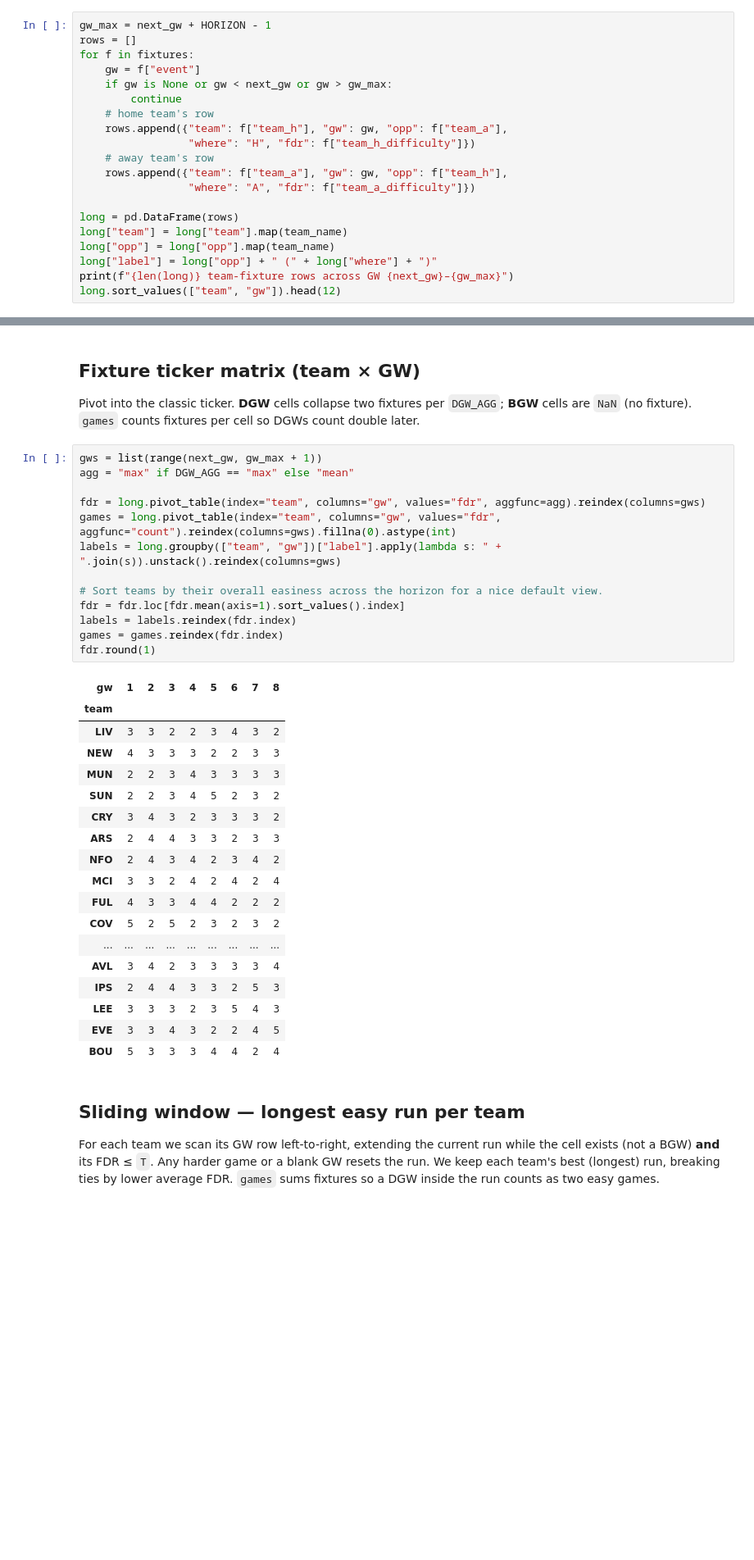
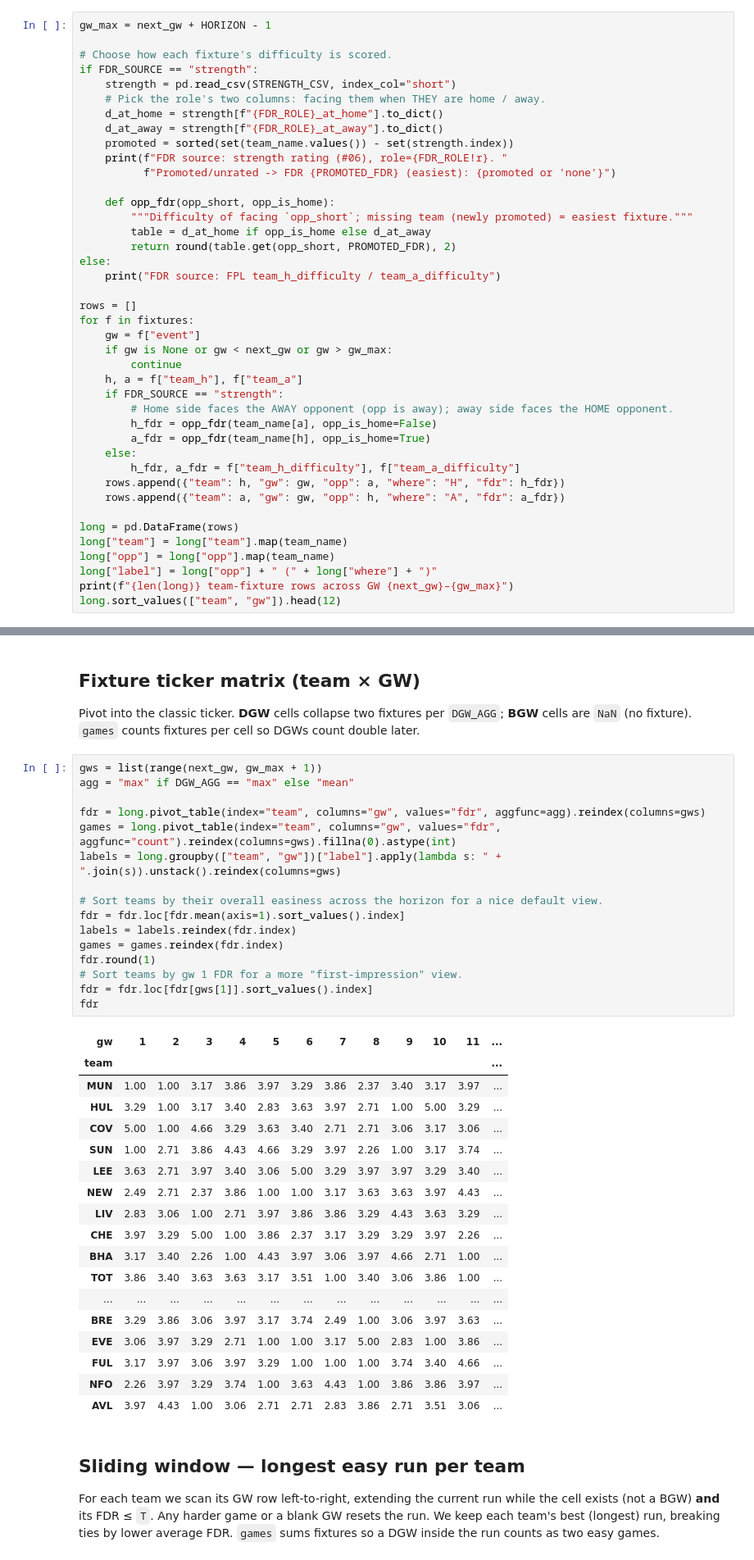
Before and after one commit to adarwawan/fantasy-league-playground, a Jupyter notebook: analysis/03-fixture-run/fixture_runs.ipynb, the cells around one changed output, grey strips where cells are left out. Shown at 82% size. Cells and saved outputs as stored; diff of their text form; blank space fills up the shorter version.

```diff
--- a/analysis/03-fixture-run/fixture_runs.ipynb
+++ b/analysis/03-fixture-run/fixture_runs.ipynb
@@ -69,16 +107,37 @@ Each fixture yields **two** rows — one per team, from that team's own perspect
 # %%
 gw_max = next_gw + HORIZON - 1
+
+# Choose how each fixture's difficulty is scored.
+if FDR_SOURCE == "strength":
+    strength = pd.read_csv(STRENGTH_CSV, index_col="short")
+    # Pick the role's two columns: facing them when THEY are home / away.
+    d_at_home = strength[f"{FDR_ROLE}_at_home"].to_dict()
+    d_at_away = strength[f"{FDR_ROLE}_at_away"].to_dict()
+    promoted = sorted(set(team_name.values()) - set(strength.index))
+    print(f"FDR source: strength rating (#06), role={FDR_ROLE!r}. "
+          f"Promoted/unrated -> FDR {PROMOTED_FDR} (easiest): {promoted or 'none'}")
+
+    def opp_fdr(opp_short, opp_is_home):
+        """Difficulty of facing `opp_short`; missing team (newly promoted) = easiest fixture."""
+        table = d_at_home if opp_is_home else d_at_away
+        return round(table.get(opp_short, PROMOTED_FDR), 2)
+else:
+    print("FDR source: FPL team_h_difficulty / team_a_difficulty")
+
 rows = []
 for f in fixtures:
     gw = f["event"]
     if gw is None or gw < next_gw or gw > gw_max:
         continue
-    # home team's row
-    rows.append({"team": f["team_h"], "gw": gw, "opp": f["team_a"],
-                 "where": "H", "fdr": f["team_h_difficulty"]})
-    # away team's row
-    rows.append({"team": f["team_a"], "gw": gw, "opp": f["team_h"],
-                 "where": "A", "fdr": f["team_a_difficulty"]})
+    h, a = f["team_h"], f["team_a"]
+    if FDR_SOURCE == "strength":
+        # Home side faces the AWAY opponent (opp is away); away side faces the HOME opponent.
+        h_fdr = opp_fdr(team_name[a], opp_is_home=False)
+        a_fdr = opp_fdr(team_name[h], opp_is_home=True)
+    else:
+        h_fdr, a_fdr = f["team_h_difficulty"], f["team_a_difficulty"]
+    rows.append({"team": h, "gw": gw, "opp": a, "where": "H", "fdr": h_fdr})
+    rows.append({"team": a, "gw": gw, "opp": h, "where": "A", "fdr": a_fdr})
 
 long = pd.DataFrame(rows)
 long["team"] = long["team"].map(team_name)
@@ -108,35 +168,38 @@ Pivot into the classic ticker. **DGW** cells collapse two fixtures per `DGW_AGG`
 # %%
 gws = list(range(next_gw, gw_max + 1))
 agg = "max" if DGW_AGG == "max" else "mean"
 
 fdr = long.pivot_table(index="team", columns="gw", values="fdr", aggfunc=agg).reindex(columns=gws)
 games = long.pivot_table(index="team", columns="gw", values="fdr", aggfunc="count").reindex(columns=gws).fillna(0).astype(int)
 labels = long.groupby(["team", "gw"])["label"].apply(lambda s: " + ".join(s)).unstack().reindex(columns=gws)
 
 # Sort teams by their overall easiness across the horizon for a nice default view.
 fdr = fdr.loc[fdr.mean(axis=1).sort_values().index]
 labels = labels.reindex(fdr.index)
 games = games.reindex(fdr.index)
 fdr.round(1)
+# Sort teams by gw 1 FDR for a more "first-impression" view.
+fdr = fdr.loc[fdr[gws[1]].sort_values().index]
+fdr
 # %% [output]
-| gw | 1 | 2 | 3 | 4 | 5 | 6 | 7 | 8 |
-| team |  |  |  |  |  |  |  |  |
-| LIV | 3 | 3 | 2 | 2 | 3 | 4 | 3 | 2 |
-| NEW | 4 | 3 | 3 | 3 | 2 | 2 | 3 | 3 |
-| MUN | 2 | 2 | 3 | 4 | 3 | 3 | 3 | 3 |
-| SUN | 2 | 2 | 3 | 4 | 5 | 2 | 3 | 2 |
-| CRY | 3 | 4 | 3 | 2 | 3 | 3 | 3 | 2 |
-| ARS | 2 | 4 | 4 | 3 | 3 | 2 | 3 | 3 |
-| NFO | 2 | 4 | 3 | 4 | 2 | 3 | 4 | 2 |
-| MCI | 3 | 3 | 2 | 4 | 2 | 4 | 2 | 4 |
-| FUL | 4 | 3 | 3 | 4 | 4 | 2 | 2 | 2 |
-| COV | 5 | 2 | 5 | 2 | 3 | 2 | 3 | 2 |
-| ... | ... | ... | ... | ... | ... | ... | ... | ... |
-| AVL | 3 | 4 | 2 | 3 | 3 | 3 | 3 | 4 |
-| IPS | 2 | 4 | 4 | 3 | 3 | 2 | 5 | 3 |
-| LEE | 3 | 3 | 3 | 2 | 3 | 5 | 4 | 3 |
-| EVE | 3 | 3 | 4 | 3 | 2 | 2 | 4 | 5 |
-| BOU | 5 | 3 | 3 | 3 | 4 | 4 | 2 | 4 |
+| gw | 1 | 2 | 3 | 4 | 5 | 6 | 7 | 8 | 9 | 10 | 11 | ... |
+| team |  |  |  |  |  |  |  |  |  |  |  | ... |
+| MUN | 1.00 | 1.00 | 3.17 | 3.86 | 3.97 | 3.29 | 3.86 | 2.37 | 3.40 | 3.17 | 3.97 | ... |
+| HUL | 3.29 | 1.00 | 3.17 | 3.40 | 2.83 | 3.63 | 3.97 | 2.71 | 1.00 | 5.00 | 3.29 | ... |
+| COV | 5.00 | 1.00 | 4.66 | 3.29 | 3.63 | 3.40 | 2.71 | 2.71 | 3.06 | 3.17 | 3.06 | ... |
+| SUN | 1.00 | 2.71 | 3.86 | 4.43 | 4.66 | 3.29 | 3.97 | 2.26 | 1.00 | 3.17 | 3.74 | ... |
+| LEE | 3.63 | 2.71 | 3.97 | 3.40 | 3.06 | 5.00 | 3.29 | 3.97 | 3.97 | 3.29 | 3.40 | ... |
+| NEW | 2.49 | 2.71 | 2.37 | 3.86 | 1.00 | 1.00 | 3.17 | 3.63 | 3.63 | 3.97 | 4.43 | ... |
+| LIV | 2.83 | 3.06 | 1.00 | 2.71 | 3.97 | 3.86 | 3.86 | 3.29 | 4.43 | 3.63 | 3.29 | ... |
+| CHE | 3.97 | 3.29 | 5.00 | 1.00 | 3.86 | 2.37 | 3.17 | 3.29 | 3.29 | 3.97 | 2.26 | ... |
+| BHA | 3.17 | 3.40 | 2.26 | 1.00 | 4.43 | 3.97 | 3.06 | 3.97 | 4.66 | 2.71 | 1.00 | ... |
+| TOT | 3.86 | 3.40 | 3.63 | 3.63 | 3.17 | 3.51 | 1.00 | 3.40 | 3.06 | 3.86 | 1.00 | ... |
+| ... | ... | ... | ... | ... | ... | ... | ... | ... | ... | ... | ... | ... |
+| BRE | 3.29 | 3.86 | 3.06 | 3.97 | 3.17 | 3.74 | 2.49 | 1.00 | 3.06 | 3.97 | 3.63 | ... |
+| EVE | 3.06 | 3.97 | 3.29 | 2.71 | 1.00 | 1.00 | 3.17 | 5.00 | 2.83 | 1.00 | 3.86 | ... |
+| FUL | 3.17 | 3.97 | 3.06 | 3.97 | 3.29 | 1.00 | 1.00 | 1.00 | 3.74 | 3.40 | 4.66 | ... |
+| NFO | 2.26 | 3.97 | 3.29 | 3.74 | 1.00 | 3.63 | 4.43 | 1.00 | 3.86 | 3.86 | 3.97 | ... |
+| AVL | 3.97 | 4.43 | 1.00 | 3.06 | 2.71 | 2.71 | 2.83 | 3.86 | 2.71 | 3.51 | 3.06 | ... |
 # %% [markdown]
 ## Sliding window — longest easy run per team
 
```
Also changed, not shown: parts of 12 cells of this notebook, 2 other files.
